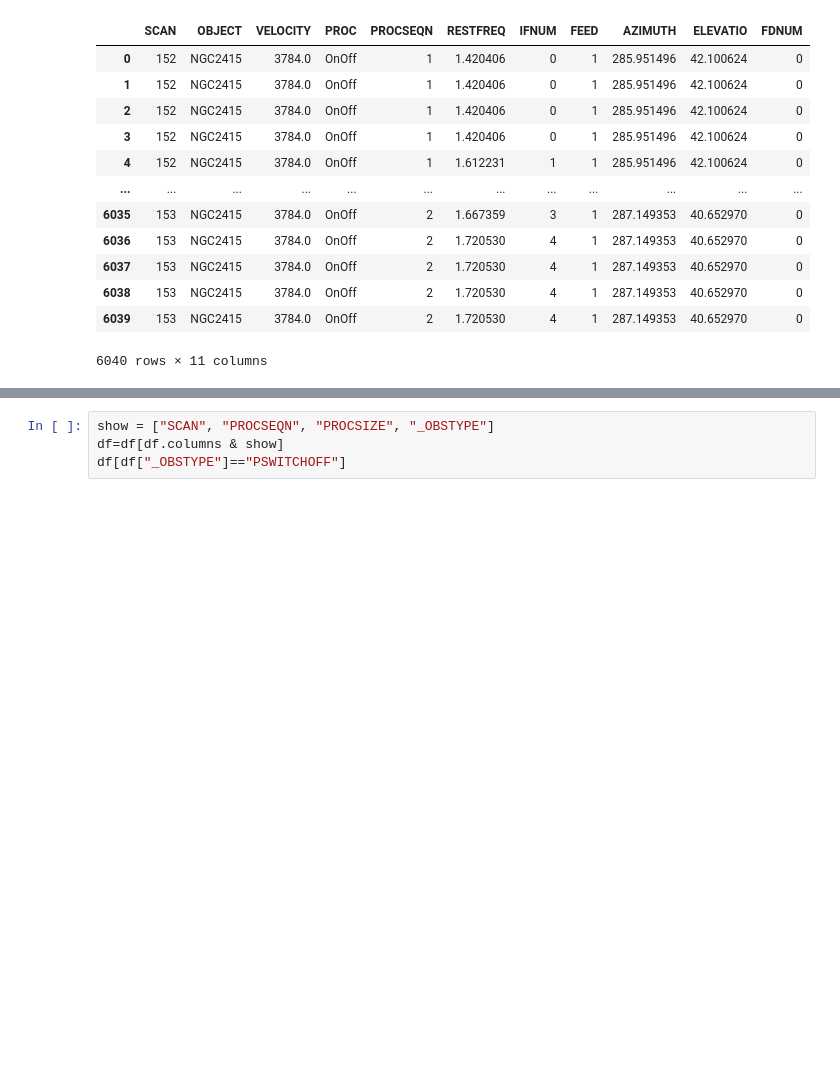
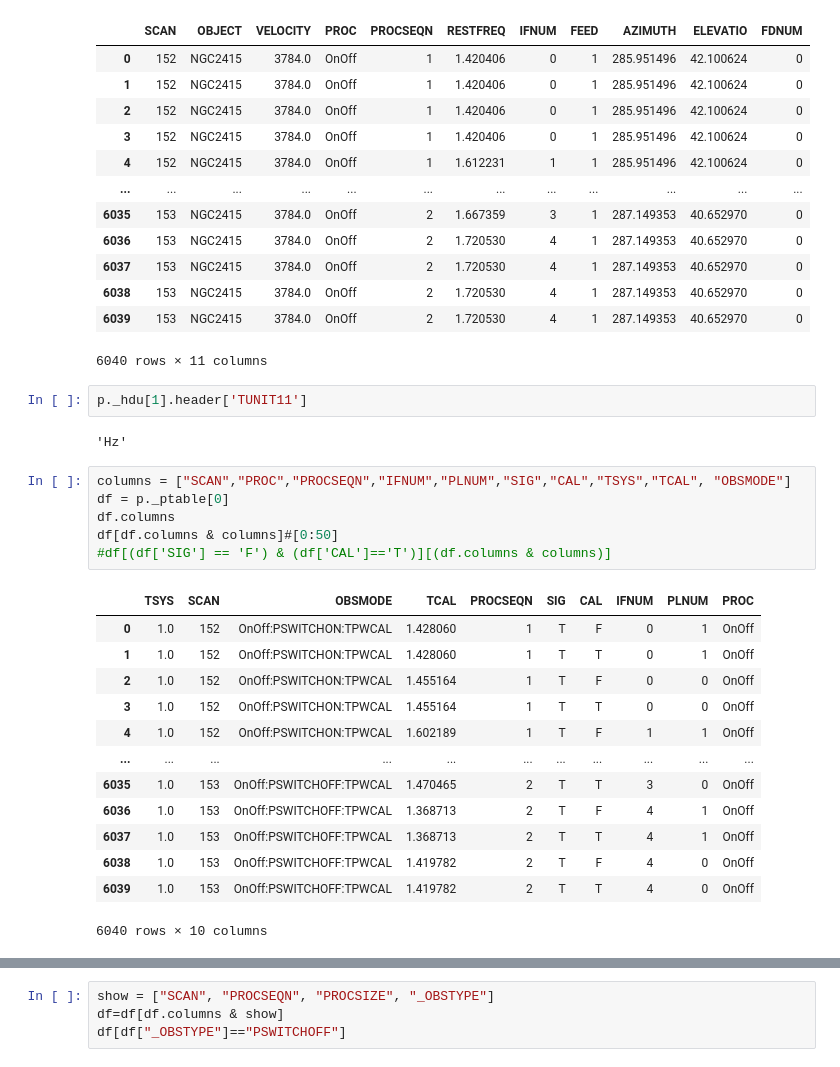
Before and after one commit to GreenBankObservatory/dysh, a Jupyter notebook: notebooks/test_spectra.ipynb, the cells around one changed output, grey strips where cells are left out. Drawn from its saved outputs; the diff is of its cells as text; blank space fills up the shorter version.

```diff
--- a/notebooks/test_spectra.ipynb
+++ b/notebooks/test_spectra.ipynb
@@ -109,3 +120,27 @@ p.summary()[0]
 | 6038 | 153 | NGC2415 | 3784.0 | OnOff | 2 | 1.720530 | 4 | 1 | 287.149353 | 40.652970 | 0 |
 | 6039 | 153 | NGC2415 | 3784.0 | OnOff | 2 | 1.720530 | 4 | 1 | 287.149353 | 40.652970 | 0 |
 6040 rows × 11 columns
+# %%
+p._hdu[1].header['TUNIT11']
+# %% [output]
+'Hz'
+# %%
+columns = ["SCAN","PROC","PROCSEQN","IFNUM","PLNUM","SIG","CAL","TSYS","TCAL", "OBSMODE"]
+df = p._ptable[0]
+df.columns
+df[df.columns & columns]#[0:50]
+#df[(df['SIG'] == 'F') & (df['CAL']=='T')][(df.columns & columns)]
+# %% [output]
+|  | TSYS | SCAN | OBSMODE | TCAL | PROCSEQN | SIG | CAL | IFNUM | PLNUM | PROC |
+| 0 | 1.0 | 152 | OnOff:PSWITCHON:TPWCAL | 1.428060 | 1 | T | F | 0 | 1 | OnOff |
+| 1 | 1.0 | 152 | OnOff:PSWITCHON:TPWCAL | 1.428060 | 1 | T | T | 0 | 1 | OnOff |
+| 2 | 1.0 | 152 | OnOff:PSWITCHON:TPWCAL | 1.455164 | 1 | T | F | 0 | 0 | OnOff |
+| 3 | 1.0 | 152 | OnOff:PSWITCHON:TPWCAL | 1.455164 | 1 | T | T | 0 | 0 | OnOff |
+| 4 | 1.0 | 152 | OnOff:PSWITCHON:TPWCAL | 1.602189 | 1 | T | F | 1 | 1 | OnOff |
+| ... | ... | ... | ... | ... | ... | ... | ... | ... | ... | ... |
+| 6035 | 1.0 | 153 | OnOff:PSWITCHOFF:TPWCAL | 1.470465 | 2 | T | T | 3 | 0 | OnOff |
+| 6036 | 1.0 | 153 | OnOff:PSWITCHOFF:TPWCAL | 1.368713 | 2 | T | F | 4 | 1 | OnOff |
+| 6037 | 1.0 | 153 | OnOff:PSWITCHOFF:TPWCAL | 1.368713 | 2 | T | T | 4 | 1 | OnOff |
+| 6038 | 1.0 | 153 | OnOff:PSWITCHOFF:TPWCAL | 1.419782 | 2 | T | F | 4 | 0 | OnOff |
+| 6039 | 1.0 | 153 | OnOff:PSWITCHOFF:TPWCAL | 1.419782 | 2 | T | T | 4 | 0 | OnOff |
+6040 rows × 10 columns
```
Also changed, not shown: parts of 30 cells of this notebook, 4 other files.
